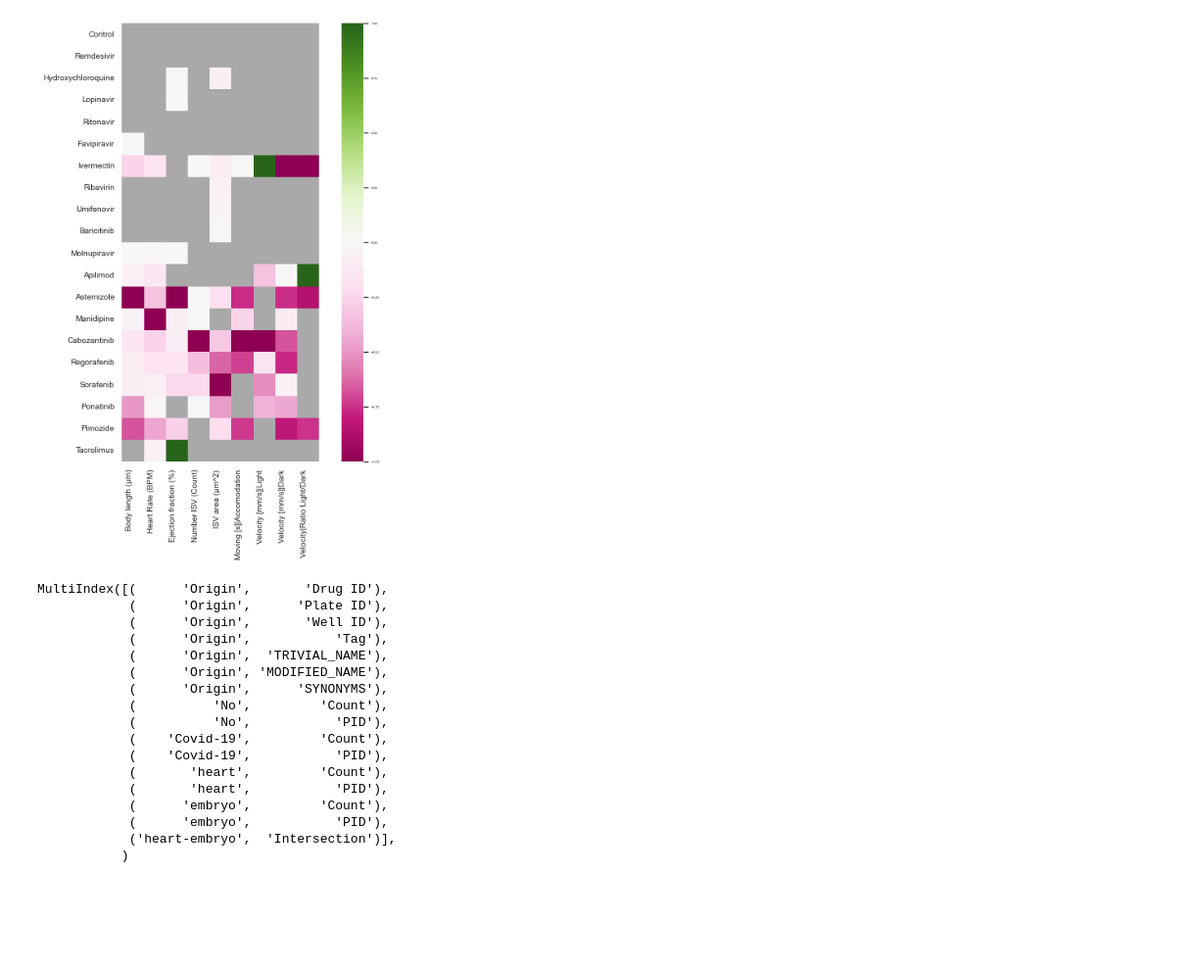
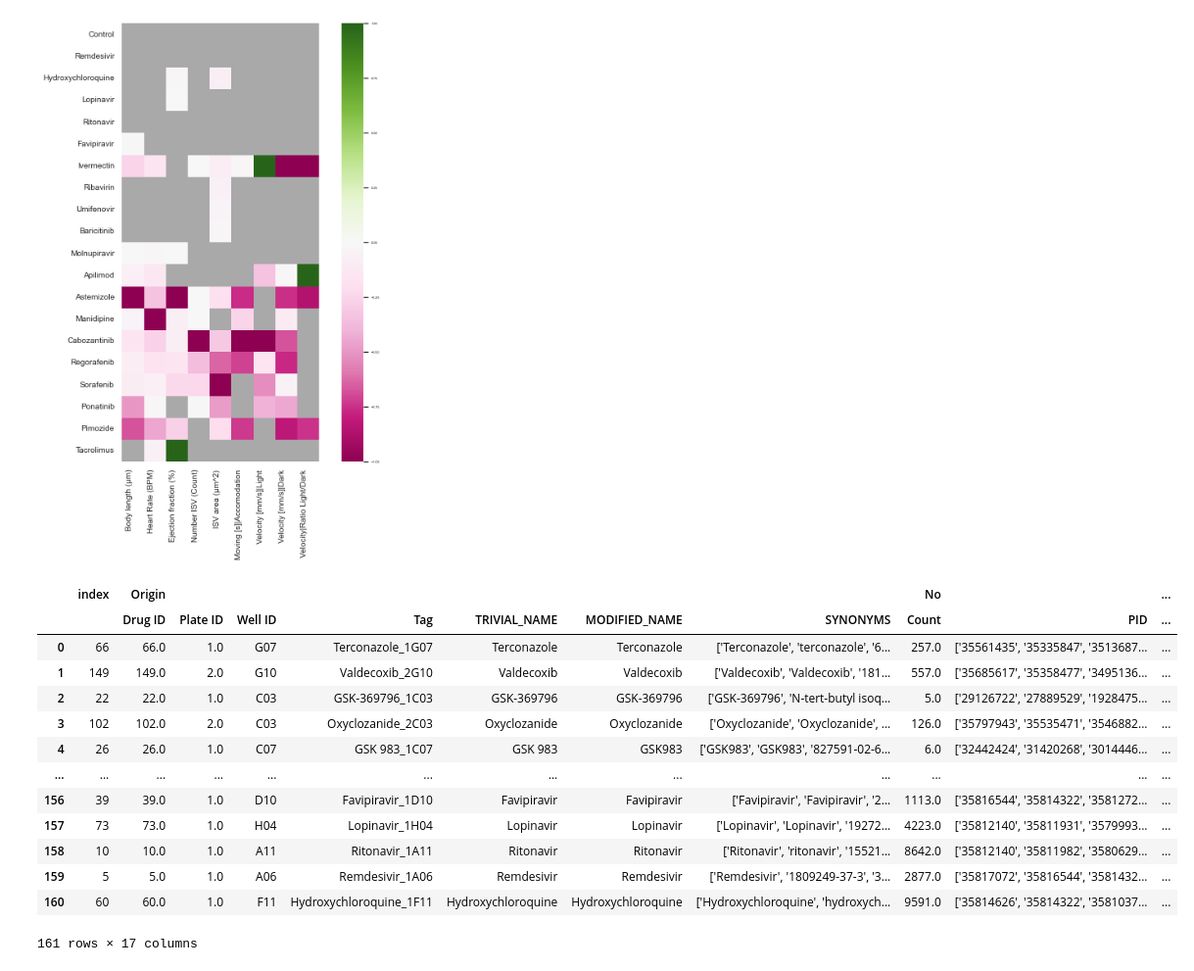
Before and after one commit to marwa6611/CoVasc_DrugScreen, a Jupyter notebook: CoVasc_Data_Analysis.ipynb, the cells around one changed output. Shown: that part at 98% size. Cells and saved outputs as stored; diff of their text form; code cells hidden in the pictures; blank space fills up the shorter version.

```diff
--- a/CoVasc_Data_Analysis.ipynb
+++ b/CoVasc_Data_Analysis.ipynb
@@ -565,23 +579,20 @@ df_covid_heart_development = pd.read_excel("./tables/2022-07-12_CovidDrugScreen_
 # %%
 #df_covid_heart_development.columns = [eval(x) if "(" in x else x for x in df_covid_heart_development.columns]
 # %%
-df_covid_heart_development.columns
+df_covid_counts
 # %% [output]
+|  | index | Origin |  |  |  |  |  |  | No |  | ... |
+|  |  | Drug ID | Plate ID | Well ID | Tag | TRIVIAL_NAME | MODIFIED_NAME | SYNONYMS | Count | PID | ... |
+| 0 | 66 | 66.0 | 1.0 | G07 | Terconazole_1G07 | Terconazole | Terconazole | ['Terconazole', 'terconazole', '6... | 257.0 | ['35561435', '35335847', '3513687... | ... |
+| 1 | 149 | 149.0 | 2.0 | G10 | Valdecoxib_2G10 | Valdecoxib | Valdecoxib | ['Valdecoxib', 'Valdecoxib', '181... | 557.0 | ['35685617', '35358477', '3495136... | ... |
+| 2 | 22 | 22.0 | 1.0 | C03 | GSK-369796_1C03 | GSK-369796 | GSK-369796 | ['GSK-369796', 'N-tert-butyl isoq... | 5.0 | ['29126722', '27889529', '1928475... | ... |
+| 3 | 102 | 102.0 | 2.0 | C03 | Oxyclozanide_2C03 | Oxyclozanide | Oxyclozanide | ['Oxyclozanide', 'Oxyclozanide', ... | 126.0 | ['35797943', '35535471', '3546882... | ... |
+| 4 | 26 | 26.0 | 1.0 | C07 | GSK 983_1C07 | GSK 983 | GSK983 | ['GSK983', 'GSK983', '827591-02-6... | 6.0 | ['32442424', '31420268', '3014446... | ... |
+| ... | ... | ... | ... | ... | ... | ... | ... | ... | ... | ... | ... |
+| 156 | 39 | 39.0 | 1.0 | D10 | Favipiravir_1D10 | Favipiravir | Favipiravir | ['Favipiravir', 'Favipiravir', '2... | 1113.0 | ['35816544', '35814322', '3581272... | ... |
+| 157 | 73 | 73.0 | 1.0 | H04 | Lopinavir_1H04 | Lopinavir | Lopinavir | ['Lopinavir', 'Lopinavir', '19272... | 4223.0 | ['35812140', '35811931', '3579993... | ... |
+| 158 | 10 | 10.0 | 1.0 | A11 | Ritonavir_1A11 | Ritonavir | Ritonavir | ['Ritonavir', 'ritonavir', '15521... | 8642.0 | ['35812140', '35811982', '3580629... | ... |
+| 159 | 5 | 5.0 | 1.0 | A06 | Remdesivir_1A06 | Remdesivir | Remdesivir | ['Remdesivir', '1809249-37-3', '3... | 2877.0 | ['35817072', '35816544', '3581432... | ... |
+| 160 | 60 | 60.0 | 1.0 | F11 | Hydroxychloroquine_1F11 | Hydroxychloroquine | Hydroxychloroquine | ['Hydroxychloroquine', 'hydroxych... | 9591.0 | ['35814626', '35814322', '3581037... | ... |
-MultiIndex([(      'Origin',       'Drug ID'),
-            (      'Origin',      'Plate ID'),
-            (      'Origin',       'Well ID'),
-            (      'Origin',           'Tag'),
-            (      'Origin',  'TRIVIAL_NAME'),
-            (      'Origin', 'MODIFIED_NAME'),
-            (      'Origin',      'SYNONYMS'),
-            (          'No',         'Count'),
-            (          'No',           'PID'),
-            (    'Covid-19',         'Count'),
-            (    'Covid-19',           'PID'),
-            (       'heart',         'Count'),
-            (       'heart',           'PID'),
-            (      'embryo',         'Count'),
-            (      'embryo',           'PID'),
-            ('heart-embryo',  'Intersection')],
-           )
+161 rows × 17 columns
 # %%
```
Also changed, not shown: parts of 6 cells of this notebook, 6 other files.
